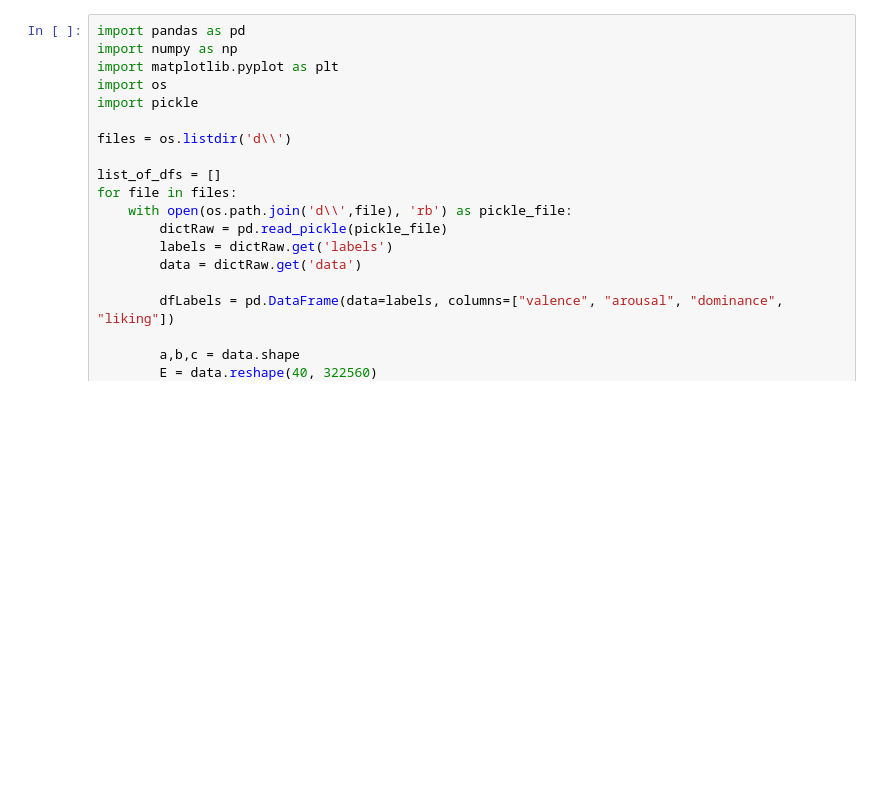
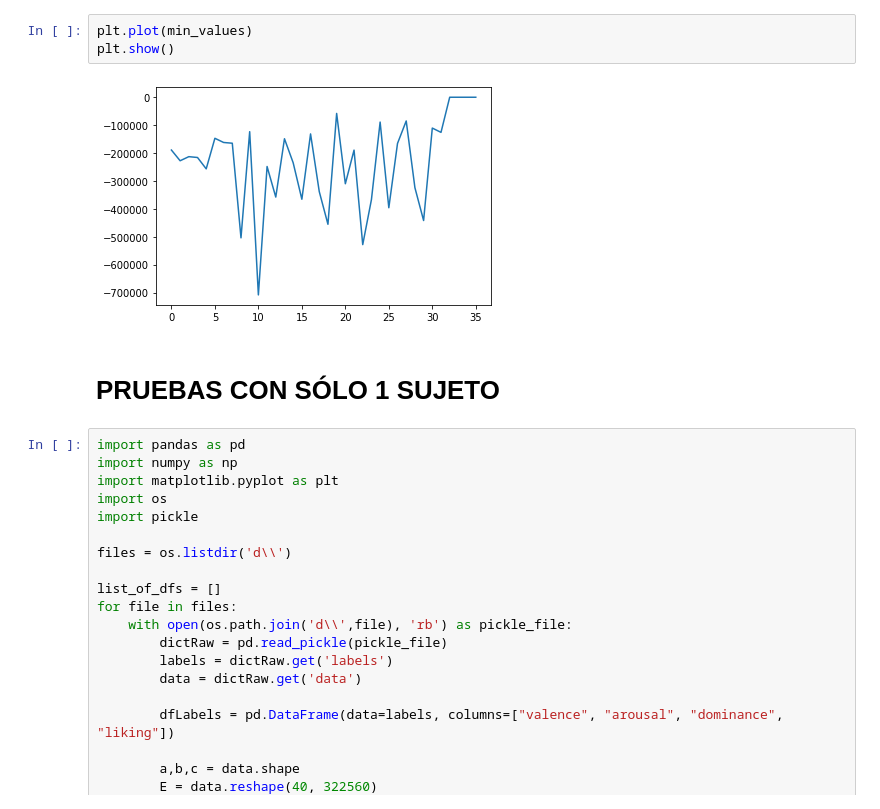
Before and after one commit to imjaimeortiz/TFG_BCI_Emotions_tests, a Jupyter notebook: p.ipynb, the cells around one changed output. Drawn from its saved outputs; the diff is of its cells as text; blank space fills up the shorter version.

```diff
--- a/p.ipynb
+++ b/p.ipynb
@@ -3,3 +80,10 @@
+# %%
+plt.plot(min_values)
+plt.show()
+# %% [output]
+[figure, added]
+# %% [markdown]
+# PRUEBAS CON SÓLO 1 SUJETO
 # %%
 import pandas as pd
 import numpy as np
```
Also changed, not shown: parts of 9 cells of this notebook, 1 other file.
